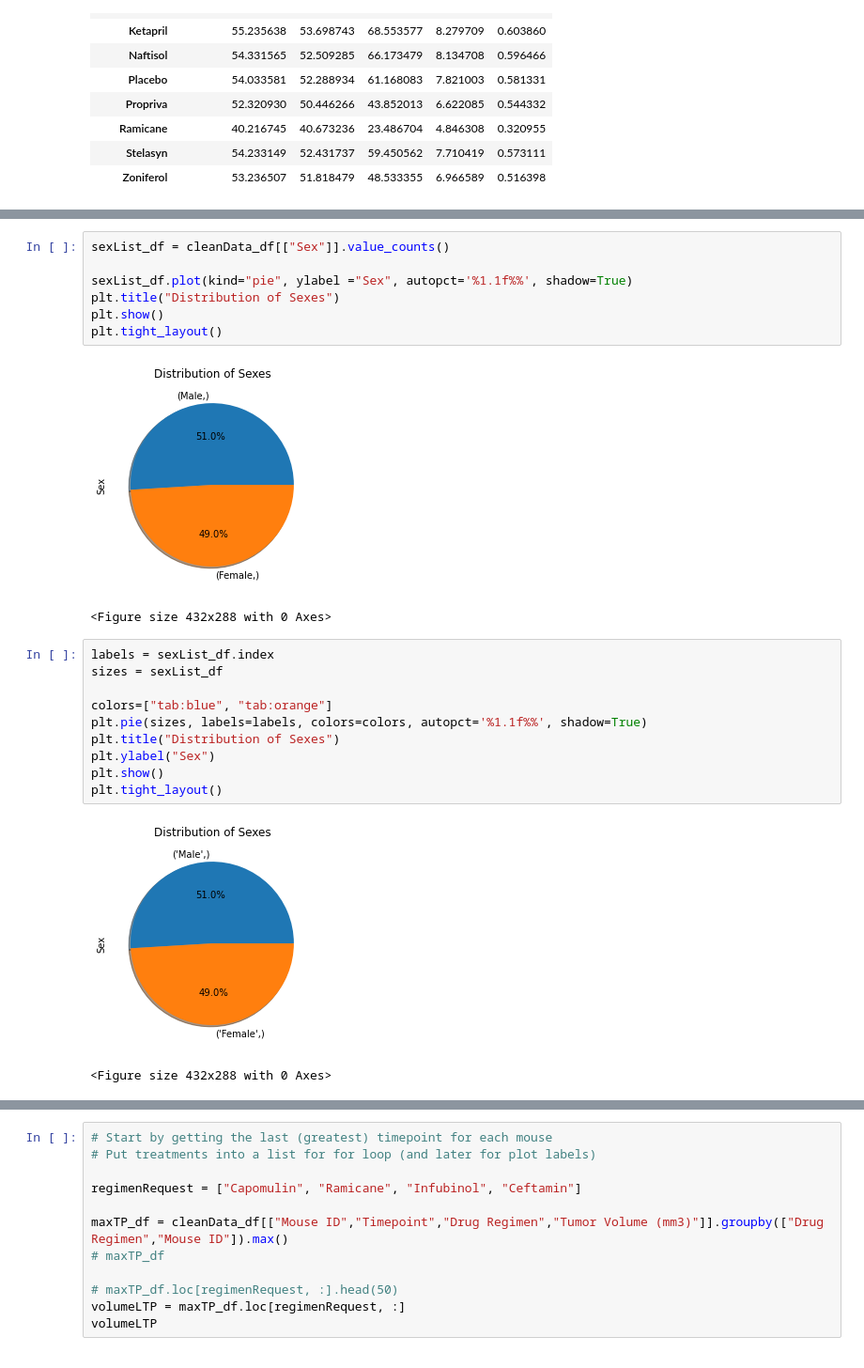
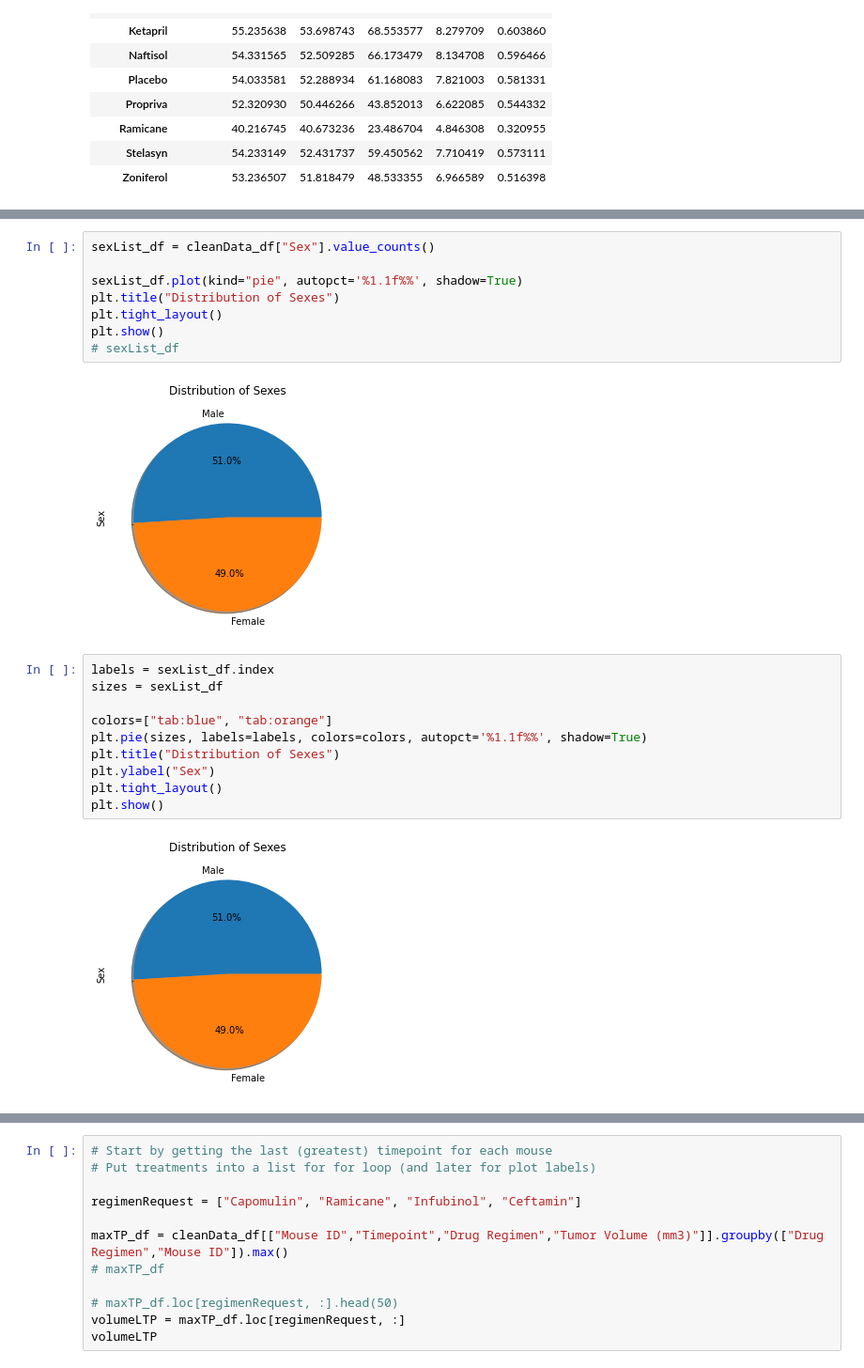
Before and after one commit to WayneJ2/Matplotlib-challenge, a Jupyter notebook: MatplotlibCode.ipynb, the cells around one changed output, grey strips where cells are left out. Shown at 94% size. Cells and saved outputs as stored; diff of their text form.

```diff
--- a/MatplotlibCode.ipynb
+++ b/MatplotlibCode.ipynb
@@ -141,13 +141,13 @@ plt.tight_layout()
 # %%
-sexList_df = cleanData_df[["Sex"]].value_counts()
+sexList_df = cleanData_df["Sex"].value_counts()
 
-sexList_df.plot(kind="pie", ylabel ="Sex", autopct='%1.1f%%', shadow=True)
+sexList_df.plot(kind="pie", autopct='%1.1f%%', shadow=True)
 plt.title("Distribution of Sexes")
+plt.tight_layout()
 plt.show()
-plt.tight_layout()
+# sexList_df
 # %% [output]
-[figure, old version]
+[figure, new version]
-<Figure size 432x288 with 0 Axes>
 # %%
 labels = sexList_df.index
 sizes = sexList_df
@@ -156,9 +156,8 @@ colors=["tab:blue", "tab:orange"]
 plt.pie(sizes, labels=labels, colors=colors, autopct='%1.1f%%', shadow=True)
 plt.title("Distribution of Sexes")
 plt.ylabel("Sex")
+plt.tight_layout()
 plt.show()
-plt.tight_layout()
 # %% [output]
-[figure, old version]
+[figure, new version]
-<Figure size 432x288 with 0 Axes>
 # %% [markdown]
```
Also changed, not shown: parts of 15 cells of this notebook.
